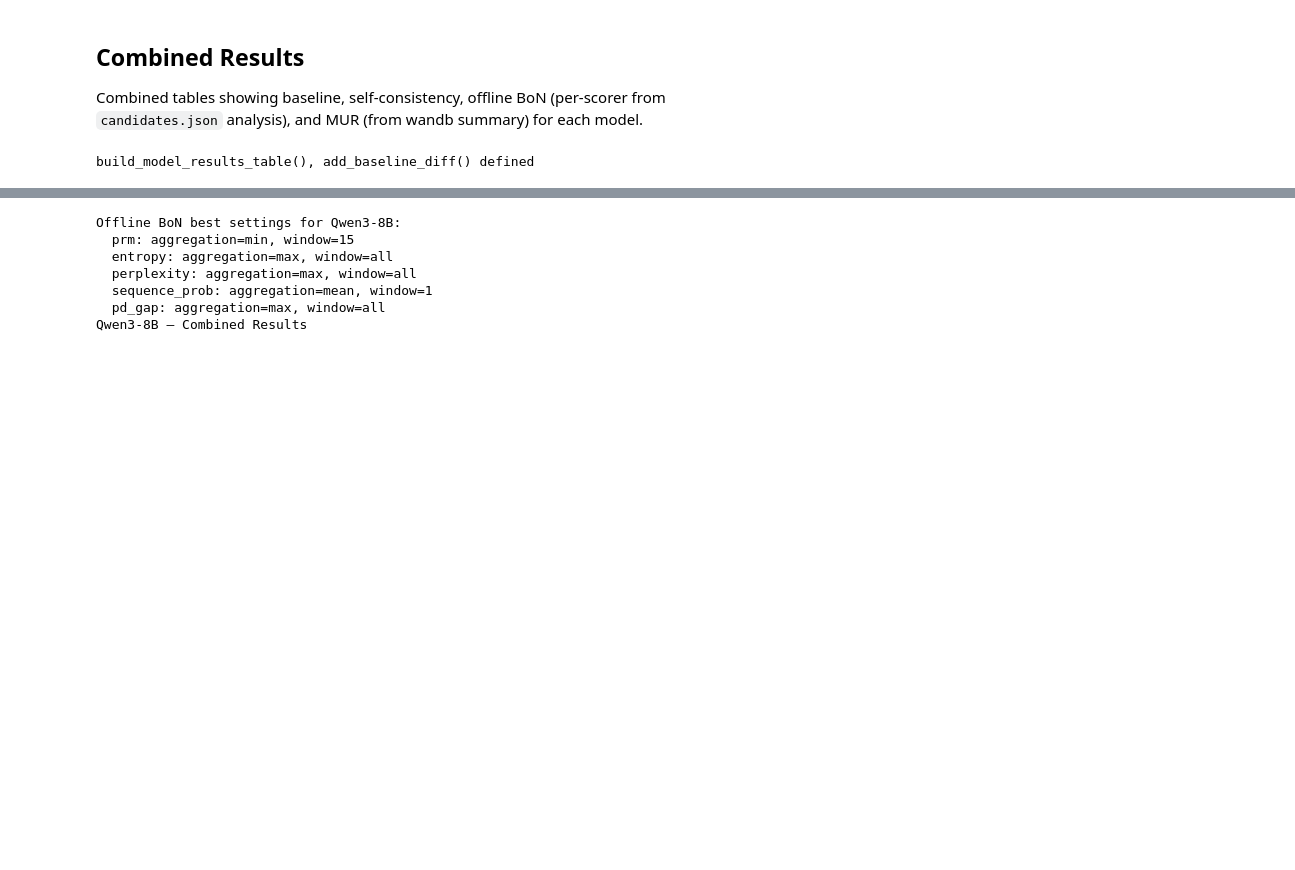
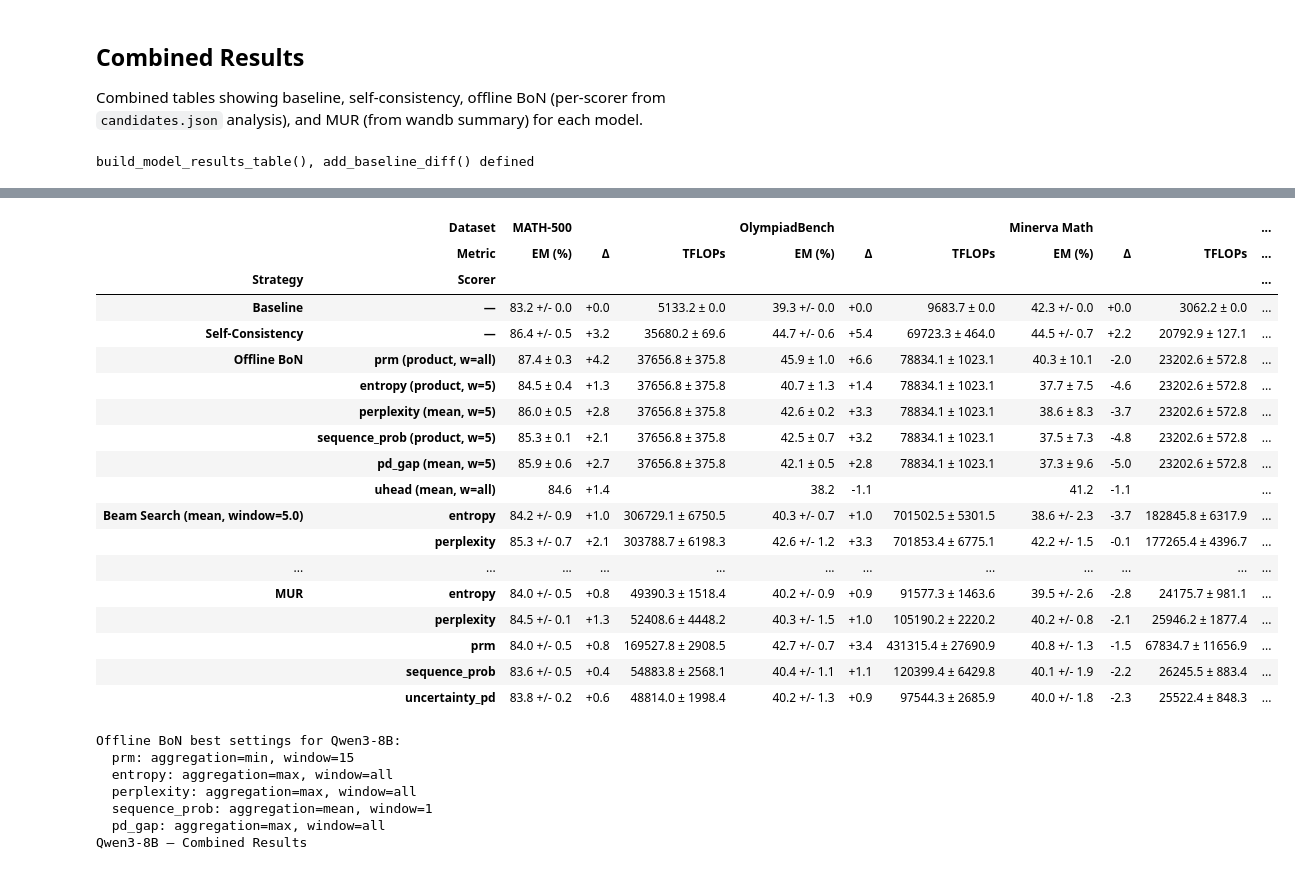
Before and after one commit to IINemo/llm-tts-service, a Jupyter notebook: notebooks/wandb_results_analysis.ipynb, the cells around one changed output, grey strips where cells are left out. Saved outputs shown, nothing was run; the diff lists cells and outputs as text; code cells hidden in the pictures; blank space fills up the shorter version.

```diff
--- a/notebooks/wandb_results_analysis.ipynb
+++ b/notebooks/wandb_results_analysis.ipynb
@@ -4822,0 +4773,71 @@ Qwen2.5-Math-7B-Instruct — Combined Results
+# %%
+# ── Qwen2.5-Math-7B-Instruct (Non-Thinking Mode) ─────────────────────────────
+
+def _qwen25_bs_filter(bs_df):
+    """Keep only beam search (window=5) for Qwen2.5 — both mean and min."""
+    keep = bs_df["scoring_window"].astype(str).isin(["5", "5.0"])
+    return bs_df[keep].copy()
+
+_QWEN25_DATASETS = ["MATH-500", "OlympiadBench", "Minerva Math", "Gaokao 2023 EN"]
+
+tbl = build_model_results_table(
+    agg_df, bon_agg_df, best_aggregations,
+    model_name="Qwen2.5-Math-7B-Instruct",
+    model_filter="qwen25_math_7b_instruct",
+    datasets=_QWEN25_DATASETS,
+    strategy_order=[
+        "baseline", "self_consistency",
+        "offline_bon", "beam_search", "adaptive",
+    ],
+    beam_search_filter=_qwen25_bs_filter,
+)
+
+# ── Hardcoded UHead results (single-seed, no std) ────────────────────────────
+# Values are raw 0-1 accuracy: (exact_match, llm_judge)
+_UHEAD_OFFLINE_BON = {  # mean aggregation, all steps
+    "MATH-500":       (0.8460, 0.8500),
+    "OlympiadBench":  (0.3822, 0.4266),
+    "Minerva Math":   (0.4118, 0.4669),
+    "Gaokao 2023 EN": (0.6623, 0.7038),
+}
+_UHEAD_BEAM_SEARCH = {  # mean, window=all
+    "MATH-500":       (0.850, 0.860),
+    "OlympiadBench":  (0.4177, 0.4637),
+    "Minerva Math":   (0.4301, 0.4963),
+    "Gaokao 2023 EN": (0.7221, 0.7610),
+}
+
+# Build UHead rows (only EM shown in table; LLM kept in dicts above for reference)
+def _uhead_row(data):
+    row = {}
+    for ds, (em, _llm) in data.items():
+        row[(ds, "EM (%)")] = f"{em * 100:.1f}"
+        row[(ds, "TFLOPs")] = ""
+    return row
+
+_uhead_df = pd.DataFrame(
+    [_uhead_row(_UHEAD_OFFLINE_BON), _uhead_row(_UHEAD_BEAM_SEARCH)],
+    index=pd.MultiIndex.from_tuples([
+        ("Offline BoN", "uhead\n(mean, w=all)"),
+        ("Beam Search\n(mean, window=all)", "uhead"),
+    ], names=["Strategy", "Scorer"]),
+    columns=tbl.columns,
+)
+
+# Insert UHead rows at correct positions
+_idx = list(tbl.index)
+_bon_end = max((i for i, x in enumerate(_idx) if x[0] == "Offline BoN"), default=-1) + 1
+_mur_start = next((i for i, x in enumerate(_idx) if x[0] == "MUR"), len(tbl))
+
+tbl = pd.concat([
+    tbl.iloc[:_bon_end],
+    _uhead_df.iloc[:1],            # UHead Offline BoN
+    tbl.iloc[_bon_end:_mur_start],
+    _uhead_df.iloc[1:],            # UHead Beam Search (mean, window=all)
+    tbl.iloc[_mur_start:],
+])
+
+tbl = add_baseline_diff(tbl)
+print("Qwen2.5-Math-7B-Instruct — Combined Results")
+display(style_results_table(tbl))
+# %% [output]
@@ -4823,3 +4851,22 @@ Qwen2.5-Math-7B-Instruct — Combined Results
+|  | Dataset | MATH-500 |  |  | OlympiadBench |  |  | Minerva Math |  |  | ... |
+|  | Metric | EM (%) | Δ | TFLOPs | EM (%) | Δ | TFLOPs | EM (%) | Δ | TFLOPs | ... |
+| Strategy | Scorer |  |  |  |  |  |  |  |  |  | ... |
+| Baseline | — | 83.2 +/- 0.0 | +0.0 | 5133.2 ± 0.0 | 39.3 +/- 0.0 | +0.0 | 9683.7 ± 0.0 | 42.3 +/- 0.0 | +0.0 | 3062.2 ± 0.0 | ... |
+| Self-Consistency | — | 86.4 +/- 0.5 | +3.2 | 35680.2 ± 69.6 | 44.7 +/- 0.6 | +5.4 | 69723.3 ± 464.0 | 44.5 +/- 0.7 | +2.2 | 20792.9 ± 127.1 | ... |
+| Offline BoN | prm (product, w=all) | 87.4 ± 0.3 | +4.2 | 37656.8 ± 375.8 | 45.9 ± 1.0 | +6.6 | 78834.1 ± 1023.1 | 40.3 ± 10.1 | -2.0 | 23202.6 ± 572.8 | ... |
+|  | entropy (product, w=5) | 84.5 ± 0.4 | +1.3 | 37656.8 ± 375.8 | 40.7 ± 1.3 | +1.4 | 78834.1 ± 1023.1 | 37.7 ± 7.5 | -4.6 | 23202.6 ± 572.8 | ... |
+|  | perplexity (mean, w=5) | 86.0 ± 0.5 | +2.8 | 37656.8 ± 375.8 | 42.6 ± 0.2 | +3.3 | 78834.1 ± 1023.1 | 38.6 ± 8.3 | -3.7 | 23202.6 ± 572.8 | ... |
+|  | sequence_prob (product, w=5) | 85.3 ± 0.1 | +2.1 | 37656.8 ± 375.8 | 42.5 ± 0.7 | +3.2 | 78834.1 ± 1023.1 | 37.5 ± 7.3 | -4.8 | 23202.6 ± 572.8 | ... |
+|  | pd_gap (mean, w=5) | 85.9 ± 0.6 | +2.7 | 37656.8 ± 375.8 | 42.1 ± 0.5 | +2.8 | 78834.1 ± 1023.1 | 37.3 ± 9.6 | -5.0 | 23202.6 ± 572.8 | ... |
+|  | uhead (mean, w=all) | 84.6 | +1.4 |  | 38.2 | -1.1 |  | 41.2 | -1.1 |  | ... |
+| Beam Search (mean, window=5.0) | entropy | 84.2 +/- 0.9 | +1.0 | 306729.1 ± 6750.5 | 40.3 +/- 0.7 | +1.0 | 701502.5 ± 5301.5 | 38.6 +/- 2.3 | -3.7 | 182845.8 ± 6317.9 | ... |
+|  | perplexity | 85.3 +/- 0.7 | +2.1 | 303788.7 ± 6198.3 | 42.6 +/- 1.2 | +3.3 | 701853.4 ± 6775.1 | 42.2 +/- 1.5 | -0.1 | 177265.4 ± 4396.7 | ... |
+| ... | ... | ... | ... | ... | ... | ... | ... | ... | ... | ... | ... |
+| MUR | entropy | 84.0 +/- 0.5 | +0.8 | 49390.3 ± 1518.4 | 40.2 +/- 0.9 | +0.9 | 91577.3 ± 1463.6 | 39.5 +/- 2.6 | -2.8 | 24175.7 ± 981.1 | ... |
+|  | perplexity | 84.5 +/- 0.1 | +1.3 | 52408.6 ± 4448.2 | 40.3 +/- 1.5 | +1.0 | 105190.2 ± 2220.2 | 40.2 +/- 0.8 | -2.1 | 25946.2 ± 1877.4 | ... |
+|  | prm | 84.0 +/- 0.5 | +0.8 | 169527.8 ± 2908.5 | 42.7 +/- 0.7 | +3.4 | 431315.4 ± 27690.9 | 40.8 +/- 1.3 | -1.5 | 67834.7 ± 11656.9 | ... |
+|  | sequence_prob | 83.6 +/- 0.5 | +0.4 | 54883.8 ± 2568.1 | 40.4 +/- 1.1 | +1.1 | 120399.4 ± 6429.8 | 40.1 +/- 1.9 | -2.2 | 26245.5 ± 883.4 | ... |
+|  | uncertainty_pd | 83.8 +/- 0.2 | +0.6 | 48814.0 ± 1998.4 | 40.2 +/- 1.3 | +0.9 | 97544.3 ± 2685.9 | 40.0 +/- 1.8 | -2.3 | 25522.4 ± 848.3 | ... |
 # %%
 # ── Qwen3-8B (Thinking Mode) ──────────────────────────────────────────────────
 
```
Also changed, not shown: parts of 3 cells of this notebook.
